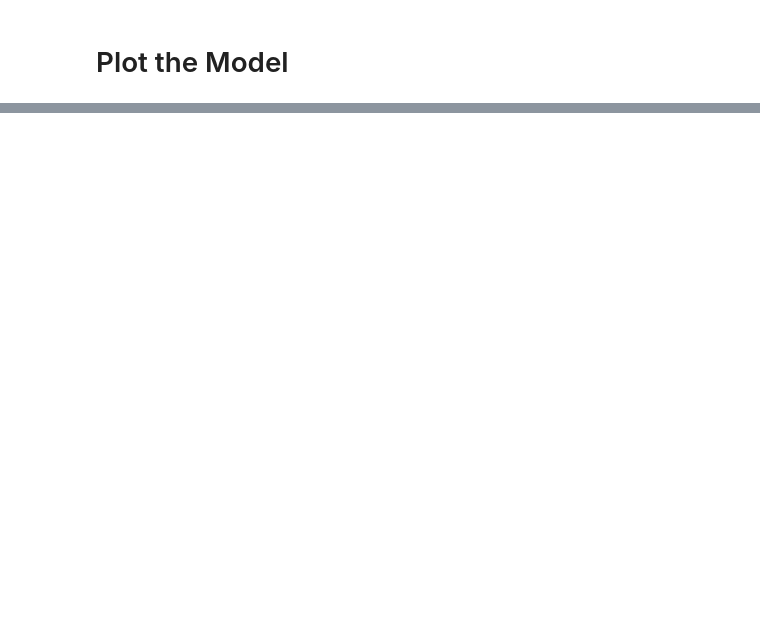
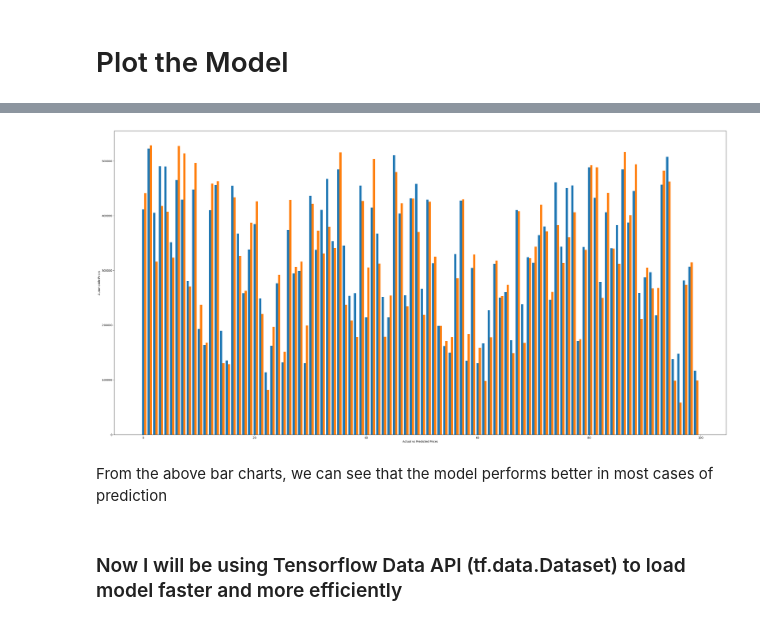
Before and after one commit to chinweeee/Automobile_Resale_Value_Forecaster, a Jupyter notebook: Automobile_Resale_Value_Forecaster_Regression_Model_and_Neural_Network.ipynb, the cells around one changed output, grey strips where cells are left out. Drawn from its saved outputs; the diff is of its cells as text; code cells hidden in the pictures; blank space fills up the shorter version.

```diff
--- a/Automobile_Resale_Value_Forecaster_Regression_Model_and_Neural_Network.ipynb
+++ b/Automobile_Resale_Value_Forecaster_Regression_Model_and_Neural_Network.ipynb
@@ -153,0 +322,3 @@ model.compile(loss = MeanAbsoluteError)
+# %%
+y_true = list(y_test[:,0].numpy())
+y_true[0]
@@ -153,0 +327,3 @@ model.compile(loss = MeanAbsoluteError)
+# %%
+y_pred = list(model.predict(x_test)[:,0])
+print(y_pred[0])
@@ -153,0 +333,19 @@ model.compile(loss = MeanAbsoluteError)
+# %%
+ind = np.arange(100) #gives values from 0 to 99
+plt.figure(figsize=(40, 20))
+
+width = 0.4
+
+plt.bar(ind, y_pred, width, label = 'Predicted Automobile Prices')
+plt.bar(ind + width, y_true, width, label='Actual Automobile Prices')
+
+plt.xlabel('Actual vs Predicted Prices')
+plt.ylabel('Automobile Prices')
+
+plt.show()
+# %% [output]
+[figure, added]
+# %% [markdown]
+From the above bar charts, we can see that the model performs better in most cases of prediction
+# %% [markdown]
+### Now I will be using Tensorflow Data API (tf.data.Dataset) to load model faster and more efficiently
```
Also changed, not shown: parts of 34 cells of this notebook.
